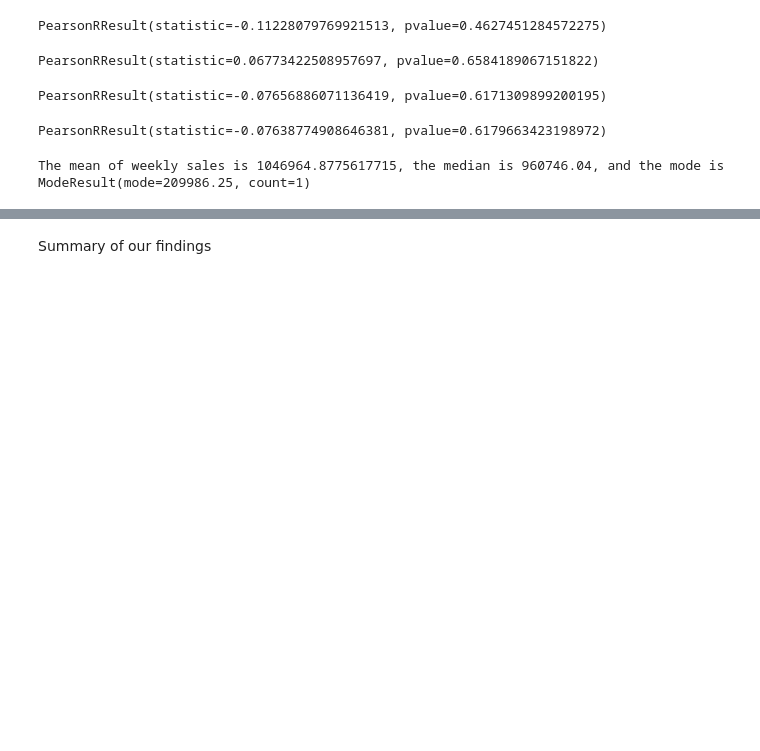
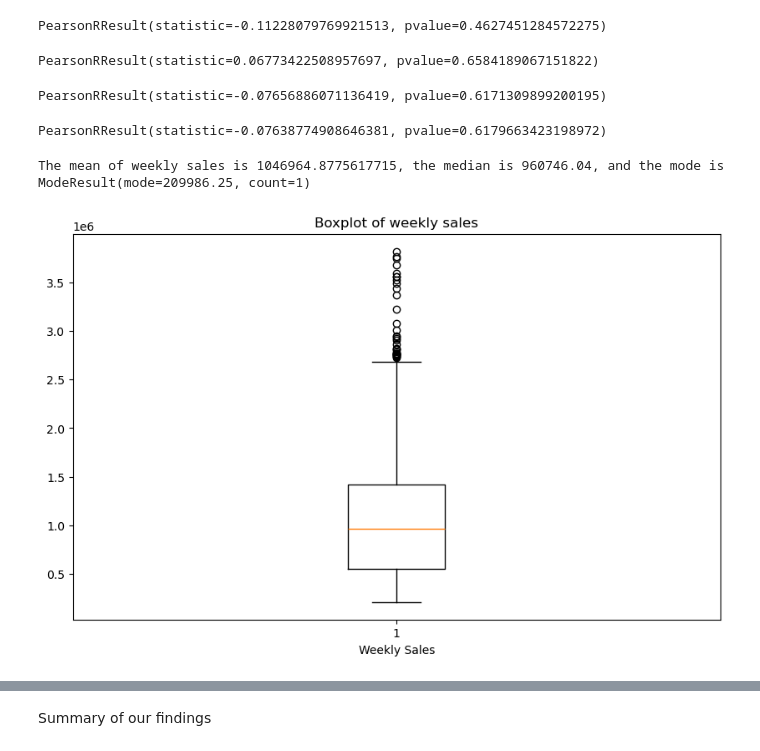
Before and after one commit to Shahab9372/Project1-Walmart_dataset, a Jupyter notebook: Exploring Walmart Sales2.ipynb, the cells around one changed output, grey strips where cells are left out. Cells and saved outputs as stored; diff of their text form; code cells hidden in the pictures; blank space fills up the shorter version.

```diff
--- a/Exploring Walmart Sales2.ipynb
+++ b/Exploring Walmart Sales2.ipynb
@@ -569,3 +543,13 @@ sales_mode= st.mode(walmart_data["Weekly_Sales"])
 print(f'The mean of weekly sales is {sales_mean}, the median is {sales_median}, and the mode is {sales_mode}')
 # %% [output]
 The mean of weekly sales is 1046964.8775617715, the median is 960746.04, and the mode is ModeResult(mode=209986.25, count=1)
+# %%
+weekly_sales = walmart_data['Weekly_Sales']
+
+plt.figure(figsize=(10,6))
+plt.boxplot(weekly_sales)
+plt.title('Boxplot of weekly sales')
+plt.xlabel('Weekly Sales')
+plt.show()
+# %% [output]
+[figure, added]
```
Also changed, not shown: parts of 41 cells of this notebook.
